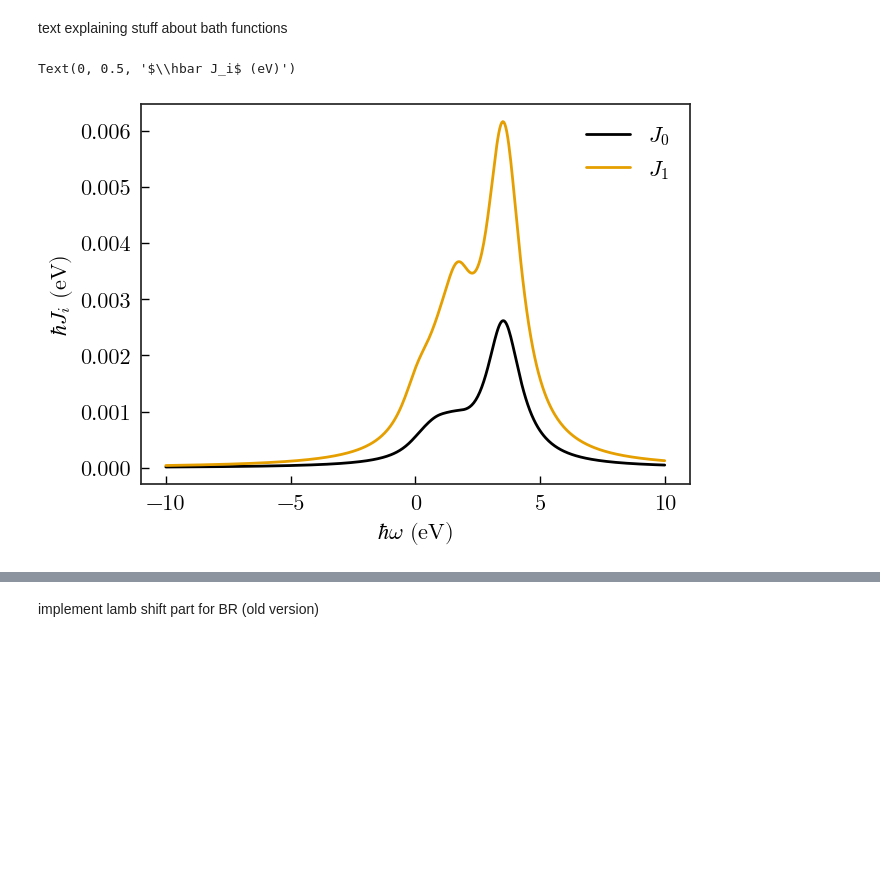
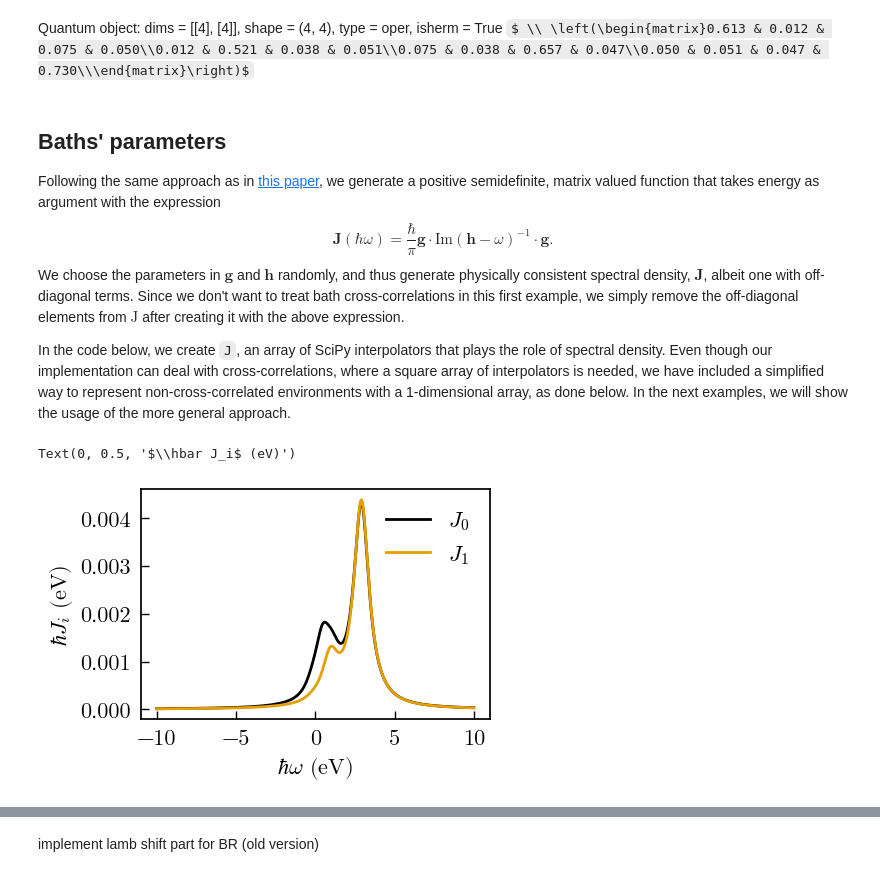
Before and after one commit to diego-fpv/lindbladAG, a Jupyter notebook: example.ipynb, the cells around one changed output, grey strips where cells are left out. Saved outputs shown, nothing was run; the diff lists cells and outputs as text; code cells hidden in the pictures; some formulas as TeX source; blank space fills up the shorter version.

```diff
--- a/example.ipynb
+++ b/example.ipynb
@@ -12,15 +23,13 @@ text explaining stuff
 # %%
-# Parameters
-
 # size of system
 nLevels = 4
 nOperators = 2
 
 # fix the seed for reproducibility
-np.random.seed(123456789)
+np.random.seed(12346789)
 
 # Hamiltonian (hermitian but not diagonal)
-H = Qobj((h:=np.random.rand(nLevels, nLevels))*0.1 + h.T*0.1 + np.diag(np.diagonal(h)))
+H = Qobj((h:=np.random.rand(nLevels, nLevels))*0.05 + h.T*0.05 + np.diag(np.diagonal(h)))
 evals = H.eigenenergies()
 
 # Operators mediating system-bath interactions
@@ -28,47 +37,51 @@ a_ops = []
 for i in range(nOperators):
     op = np.random.rand(nLevels, nLevels)
     op += op.T
-    op -= np.diag(np.diagonal(op))
     a_ops.append(Qobj(op))
+H
+# %% [output]
+Quantum object: dims = [[4], [4]], shape = (4, 4), type = oper, isherm = True $ \\ \left(\begin{matrix}0.613 & 0.012 & 0.075 & 0.050\\0.012 & 0.521 & 0.038 & 0.051\\0.075 & 0.038 & 0.657 & 0.047\\0.050 & 0.051 & 0.047 & 0.730\\\end{matrix}\right)$
-# %% [markdown]
-text explaining stuff about bath functions
+# %% [markdown]
+## Baths' parameters
+Following the same approach as in [this paper](https://arxiv.org/abs/2402.06354), we generate a positive semidefinite, matrix valued function that takes energy as argument with the expression
+\begin{equation*}
+    \mathbf{J}(\hbar\omega) = \frac\hbar\pi \mathbf{g} \cdot \mathrm{Im}\left(\mathbf{h} - \omega\right)^{-1}\cdot \mathbf{g}.
+\end{equation*}
+We choose the parameters in $\mathbf{g}$ and $\mathbf{h}$ randomly, and thus generate physically consistent spectral density, $\mathbf{J}$, albeit one with off-diagonal terms. Since we don't want to treat bath cross-correlations in this first example, we simply remove the off-diagonal elements from $\mathrm{J}$ after creating it with the above expression.
+
+
+In the code below, we create `J`, an array of SciPy interpolators that plays the role of spectral density. Even though our implementation can deal with cross-correlations, where a square array of interpolators is needed, we have included a simplified way to represent non-cross-correlated environments with a 1-dimensional array, as done below. In the next examples, we will show the usage of the more general approach.
 # %%
-# Bath spectral functions
-
 # number of modes
-nModes = 10
+nModes = 5
 
 # mode energies
 energies = np.random.rand(nModes) * (2*max(evals) - min(evals)) + max(min(evals), 0.0)
 np.ndarray.sort(energies)
-
 # mode couplings
-couplings = np.random.rand(nModes, nModes) * 0.5
-for i in range(nModes): couplings[i, i] = 0
-couplings = (couplings + couplings.T) * 0.5
-
+couplings = ((c:=np.random.rand(nModes, nModes)) + c.T - 2 * np.diag(np.diagonal(c))) * 0.5
 # decay rate of each mode
-κi = np.random.rand(nModes) * (0.5 - 0.2) + 1.5
-
+κi = np.random.rand(nModes) * (0.5 - 0.2) + 1.0
 # matrix
 h = np.diag(energies) + couplings - 0.5j * np.diag(κi)
-
 # mode "field strengths" as felt by each emitter operator
 g = np.random.rand(nOperators, nModes) * np.sqrt(0.01)
 
 # spectral density: create an array and interpolate it to obtain callable objects
 # J_arr is a matrix J[w, i, j]
-frequency = np.linspace(-10, 10, 500)
-J_arr = 1 / np.pi * g @ np.linalg.inv(h - frequency[:, np.newaxis, np.newaxis] * np.identity(nModes)).imag @ g.T
+energy = np.linspace(-10, 10, 500)
+J_arr = 1 / np.pi * g @ np.linalg.inv(h - energy[:, np.newaxis, np.newaxis] * np.identity(nModes)).imag @ g.T
 # J is an array of interpolators of J_arr.
 # we remove the bath cross-correlations by keeping only the diagonal elements of J_arr and interpolating
 J = np.empty(nOperators, dtype=object)
 for i in range(nOperators):
-    J[i] = interp1d(frequency, J_arr[:, i, i], bounds_error=False, fill_value=0)
-    plt.plot(frequency, J[i](frequency), label=f"$J_{i}$")
-plt.legend()
-plt.xlabel("$\hbar\omega$ (eV)")
-plt.ylabel("$\hbar J_i$ (eV)")
+    J[i] = interp1d(energy, J_arr[:, i, i], bounds_error=False, fill_value=0)
-# %% [output]
-Text(0, 0.5, '$\\hbar J_i$ (eV)')
-[figure, removed]
+# %%
+for i, j in enumerate(J):
+    plt.plot(energy, j(energy), label=f"$J_{i}$")
+plt.legend()
+plt.xlabel("$\hbar\omega$ (eV)")
+plt.ylabel("$\hbar J_i$ (eV)")
+# %% [output]
+Text(0, 0.5, '$\\hbar J_i$ (eV)')
+[figure, added]
```
Also changed, not shown: parts of 13 cells of this notebook, 4 other files.
